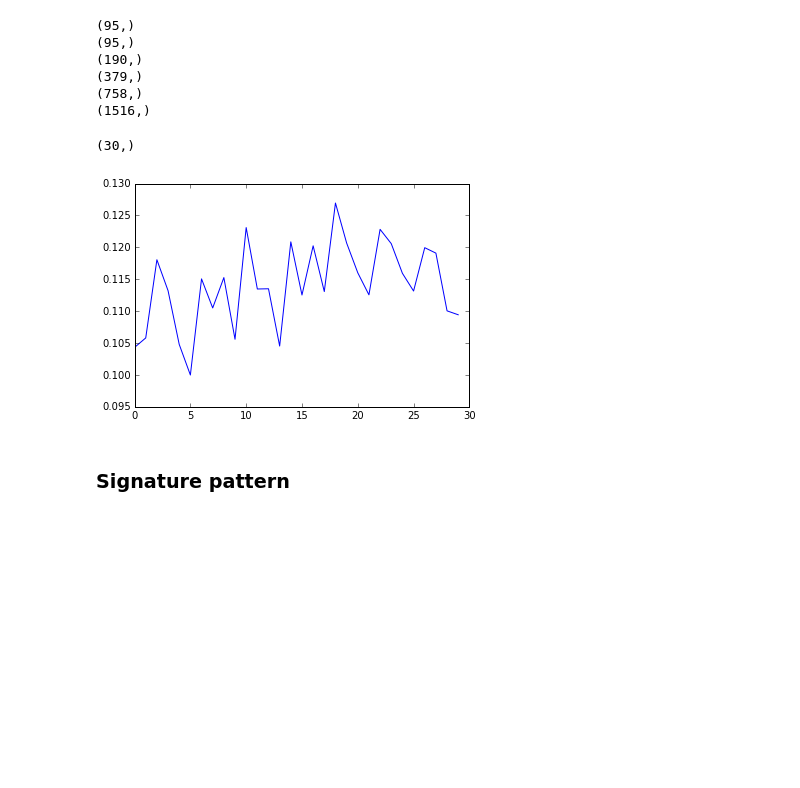
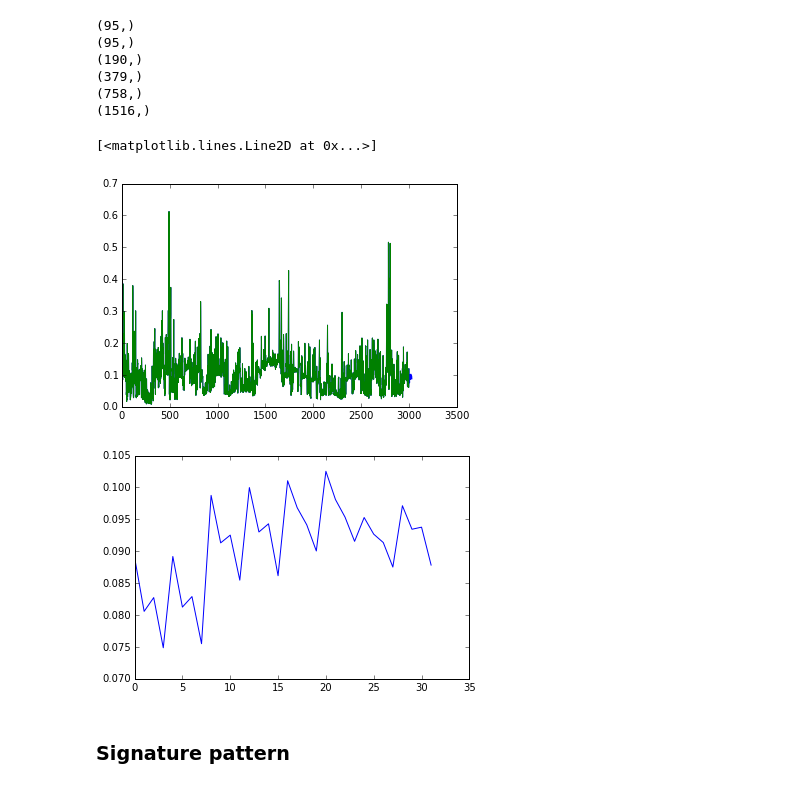
Before and after one commit to Manrich121/ForecastingCloud, a Jupyter notebook: DataPlot/src/ExploreData.ipynb, the cells around one changed output. Cells and saved outputs as stored; diff of their text form; code cells hidden in the pictures; blank space fills up the shorter version.

Commit message:
Implemented Wavelet_model class and evaluated it on one machine

```diff
--- a/DataPlot/src/ExploreData.ipynb
+++ b/DataPlot/src/ExploreData.ipynb
@@ -18,8 +18,8 @@ print "statsmodels:", statsmodels.__version__
 print "pandas:", pandas.__version__
 
 
-# data = np.genfromtxt("d:/data/cpuRate/cpu_1442486585.csv",skip_header=1, delimiter=',',usecols=(1))
-data = np.genfromtxt("d:/data/cpuRate/cpu_1095481.csv",skip_header=1, delimiter=',',usecols=(1))
+data = np.genfromtxt("d:/data/cpuRate/cpu_5782232.csv",skip_header=1, delimiter=',',usecols=(1))
+# data = np.genfromtxt("d:/data/cpuRate/cpu_1095481.csv",skip_header=1, delimiter=',',usecols=(1))
 
 plt.figure(figsize=(12,8))
 plt.plot(data)
@@ -84,12 +84,15 @@ for s in approx_levels:
 (758,)
 (1516,)
 # %%
-pred = pywt.waverec(approx_levels, wavelet=bestType)[-32:-2]
+pred = pywt.waverec(approx_levels, wavelet=bestType)
 plt.plot(pred)
-print pred.shape
+plt.plot(training)
+plt.figure()
+plt.plot(pred[-32:])
 # %% [output]
-(30,)
+[<matplotlib.lines.Line2D at 0x...>]
-[figure, old version]
+[figure, new version]
+[figure, added]
 # %% [markdown]
 ### Signature pattern
 # %%
```
Also changed, not shown: parts of 2 cells of this notebook, 3 other files.
